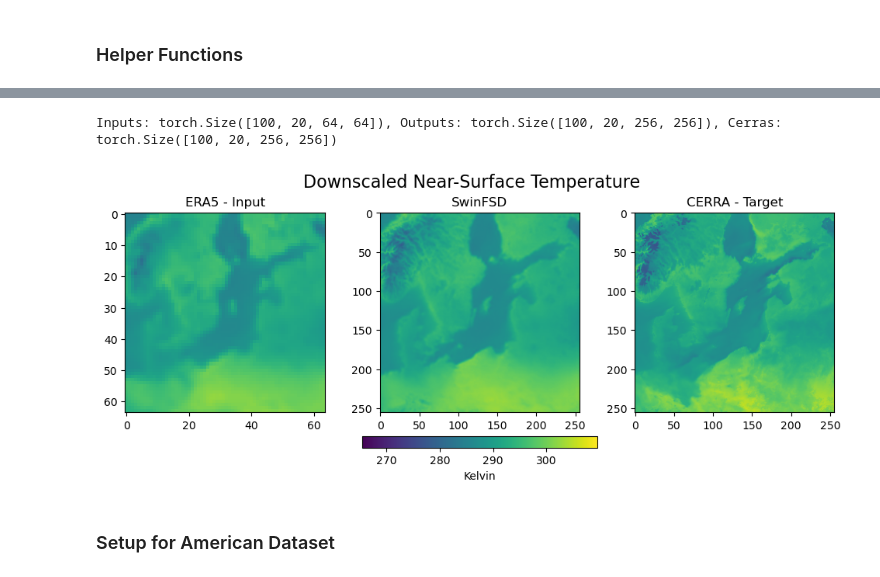
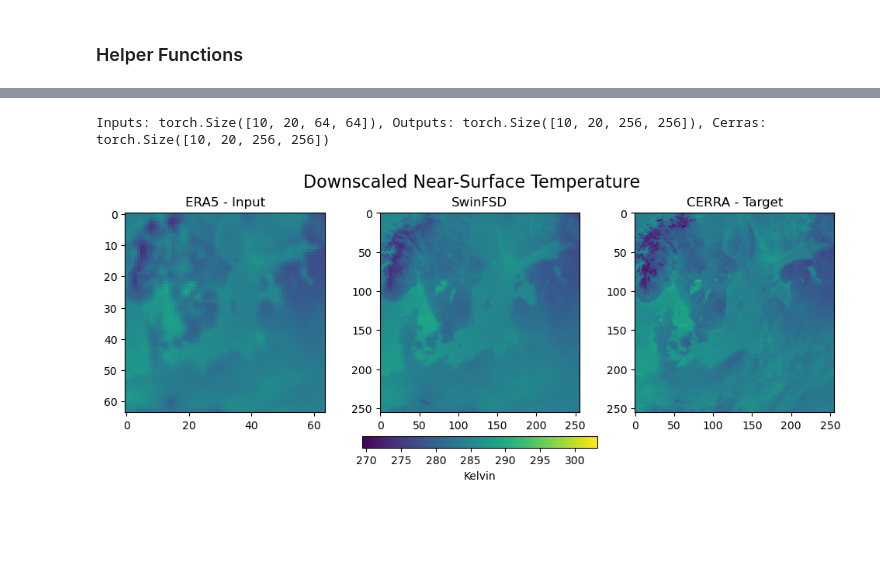
Before and after one commit to LSX-UniWue/downscaling-SwinFSD, a Jupyter notebook: notebooks/cli_exploration.ipynb, the cells around one changed output, grey strips where cells are left out. Cells and saved outputs as stored; diff of their text form; code cells hidden in the pictures; blank space fills up the shorter version.

```diff
--- a/notebooks/cli_exploration.ipynb
+++ b/notebooks/cli_exploration.ipynb
@@ -136,4 +61,10 @@ def upsample(input, downscaling_factor=8):
 # %%
+def upsample(input, downscaling_factor=4):
+    # Upsample the output to the size of the input
+    upsampled_output = F.interpolate(input.unsqueeze(0), scale_factor=downscaling_factor, mode='bicubic', align_corners=False)
+    return upsampled_output
+
+
 def predict(data):
     model.eval()
 
@@ -143,10 +74,6 @@ def predict(data):
     lr = data[0][0]
     hr = data[1][0]
     const_data = data[1][1]
-
-    if len(data) == 3:
-        era_original = data[2]
-
 
     with torch.no_grad():
         input = lr.to(device)
@@ -250,7 +103,7 @@ Performance (PSNR) ML vs BiCubic (relative): 1.02100
 import matplotlib.pyplot as plt
 import matplotlib.animation as animation
 
-prediction_steps = 100
+prediction_steps = 10
 location = 6
 
 inputs = []
@@ -272,35 +125,33 @@ outputs = torch.stack(outputs)
 cerras = torch.stack(cerras)
 
 print(f"Inputs: {inputs.shape}, Outputs: {outputs.shape}, Cerras: {cerras.shape}")
 
 vmin = min(inputs[:, 2].min(), outputs[:, 2].min(), cerras[:, 2].min())
 vmax = max(inputs[:, 2].max(), outputs[:, 2].max(), cerras[:, 2].max())
 
 
 fig, ax = plt.subplots(1, 3, figsize=(10, 4))
 fig.suptitle("Downscaled Near-Surface Temperature", fontsize=16)
 fig.tight_layout()
 ax[0].set_title("ERA5 - Input", fontsize=12)
 ax[1].set_title("SwinFSD", fontsize=12)
 ax[2].set_title("CERRA - Target", fontsize=12)
 im2 = ax[0].imshow(inputs[0, 2].cpu().numpy(), vmin=vmin, vmax=vmax, animated=True)
 im3 = ax[1].imshow(outputs[0, 2].cpu().numpy(), vmin=vmin, vmax=vmax, animated=True)
 im1 = ax[2].imshow(cerras[0, 2].cpu().numpy(), vmin=vmin, vmax=vmax, animated=True)
 cbar = fig.colorbar(im3, ax=ax, orientation='horizontal', fraction=0.05, pad=0.1)
 cbar.set_label("Kelvin")
 
 def update(i):
     im1.set_array(cerras[i, 2].cpu().numpy())
     im2.set_array(inputs[i, 2].cpu().numpy())
     im3.set_array(outputs[i, 2].cpu().numpy())
     return im1, im2, im3
 
 
 ani = animation.FuncAnimation(fig, update, frames=inputs.shape[0], interval=10, blit=True)
-ani.save('animation.gif', fps=10)
+#ani.save('animation.gif', fps=10)
 plt.show()
 # %% [output]
-Inputs: torch.Size([100, 20, 64, 64]), Outputs: torch.Size([100, 20, 256, 256]), Cerras: torch.Size([100, 20, 256, 256])
+Inputs: torch.Size([10, 20, 64, 64]), Outputs: torch.Size([10, 20, 256, 256]), Cerras: torch.Size([10, 20, 256, 256])
-[figure, old version]
+[figure, new version]
-# %% [markdown]
-### Setup for American Dataset
```
Also changed, not shown: parts of 4 cells of this notebook, 13 other files.
